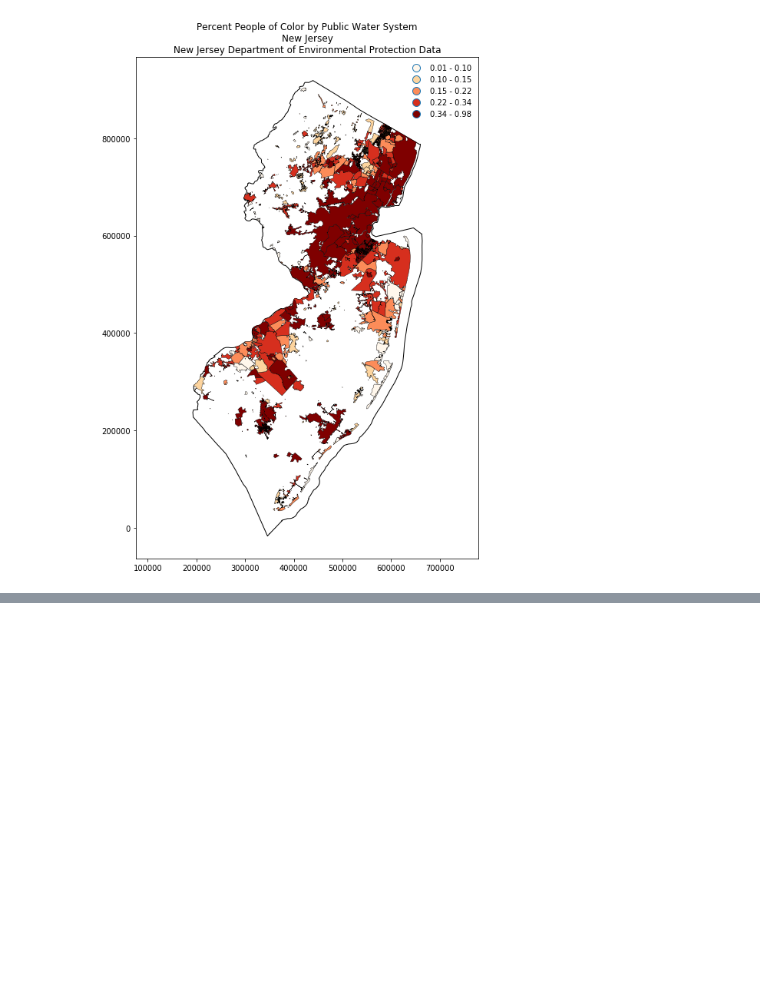
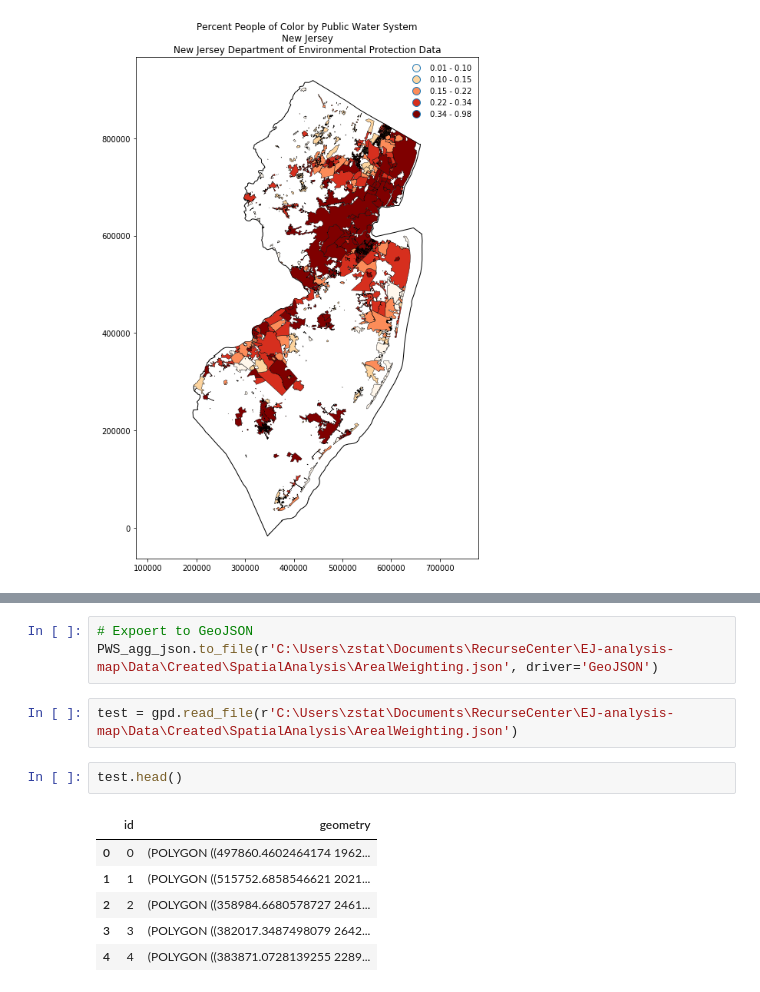
Before and after one commit to zstatmanweil/EJ-analysis-map, a Jupyter notebook: SpatialAnalysis/ArealWeighting.ipynb, the cells around one changed output, grey strips where cells are left out. Drawn from its saved outputs; the diff is of its cells as text; blank space fills up the shorter version.

```diff
--- a/SpatialAnalysis/ArealWeighting.ipynb
+++ b/SpatialAnalysis/ArealWeighting.ipynb
@@ -330,0 +389,14 @@ plt.axis('equal')
+# %%
+# Expoert to GeoJSON
+PWS_agg_json.to_file(r'C:\Users\zstat\Documents\RecurseCenter\EJ-analysis-map\Data\Created\SpatialAnalysis\ArealWeighting.json', driver='GeoJSON')
+# %%
+test = gpd.read_file(r'C:\Users\zstat\Documents\RecurseCenter\EJ-analysis-map\Data\Created\SpatialAnalysis\ArealWeighting.json')
+# %%
+test.head()
+# %% [output]
+|  | id | geometry |
+| 0 | 0 | (POLYGON ((497860.4602464174 1962... |
+| 1 | 1 | (POLYGON ((515752.6858546621 2021... |
+| 2 | 2 | (POLYGON ((358984.6680578727 2461... |
+| 3 | 3 | (POLYGON ((382017.3487498079 2642... |
+| 4 | 4 | (POLYGON ((383871.0728139255 2289... |
```
Also changed, not shown: parts of 4 cells of this notebook.
